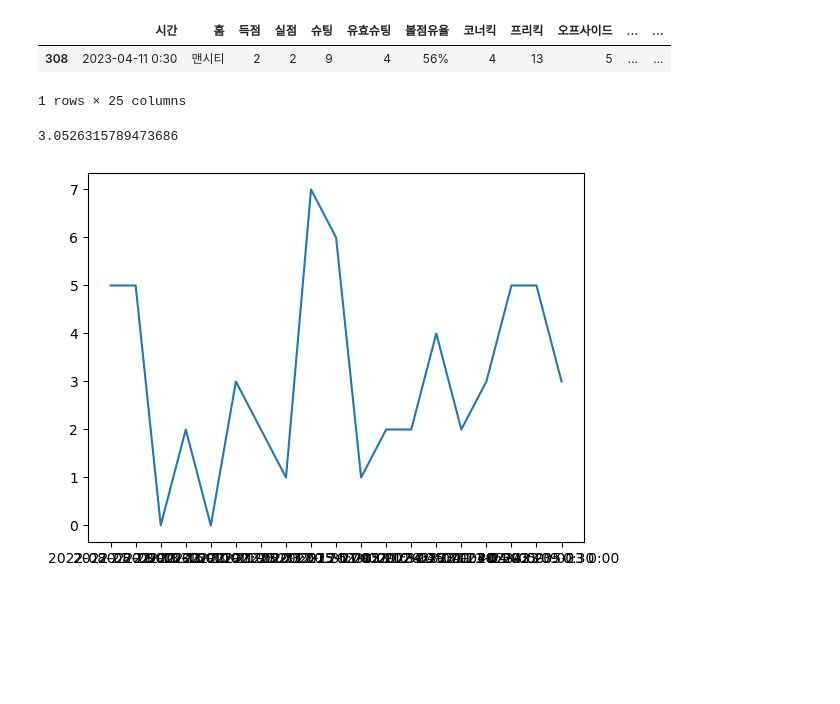
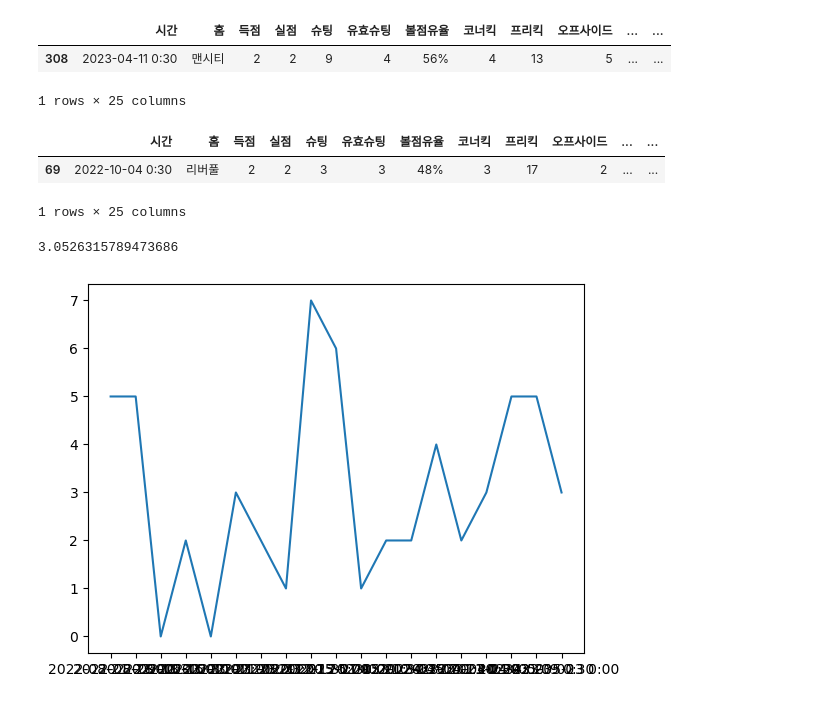
Before and after one commit to cjdrudco/KKC_Python_Project, a Jupyter notebook: Untitled.ipynb, the cells around one changed output. Cells and saved outputs as stored; diff of their text form; code cells hidden in the pictures; blank space fills up the shorter version.

```diff
--- a/Untitled.ipynb
+++ b/Untitled.ipynb
@@ -315,6 +317,20 @@ temp
 |  | 시간 | 홈 | 득점 | 실점 | 슈팅 | 유효슈팅 | 볼점유율 | 코너킥 | 프리킥 | 오프사이드 | ... | ... |
 | 308 | 2023-04-11 0:30 | 맨시티 | 2 | 2 | 9 | 4 | 56% | 4 | 13 | 5 | ... | ... |
 1 rows × 25 columns
+# %%
+df = pd.read_csv("data.csv", encoding='cp949')
+
+homeTeam = '리버풀'
+awayTeam = '맨시티'
+
+temp = df[df['홈'] == homeTeam]
+temp = temp[temp['원정'] == awayTeam]
+
+temp
+# %% [output]
+|  | 시간 | 홈 | 득점 | 실점 | 슈팅 | 유효슈팅 | 볼점유율 | 코너킥 | 프리킥 | 오프사이드 | ... | ... |
+| 69 | 2022-10-04 0:30 | 리버풀 | 2 | 2 | 3 | 3 | 48% | 3 | 17 | 2 | ... | ... |
+1 rows × 25 columns
 # %%
 df = pd.read_csv("data.csv", encoding='cp949')
 
```
Also changed, not shown: parts of 3 cells of this notebook, 2 other files.
